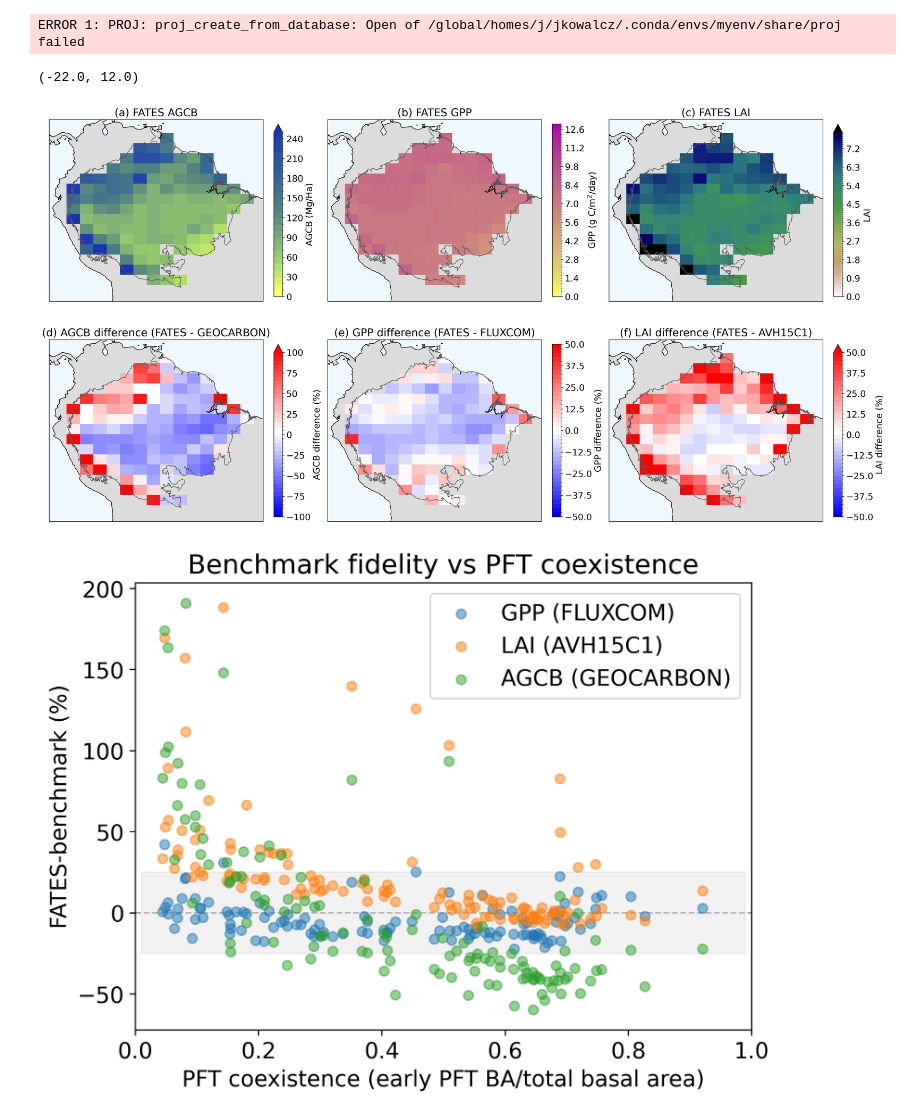
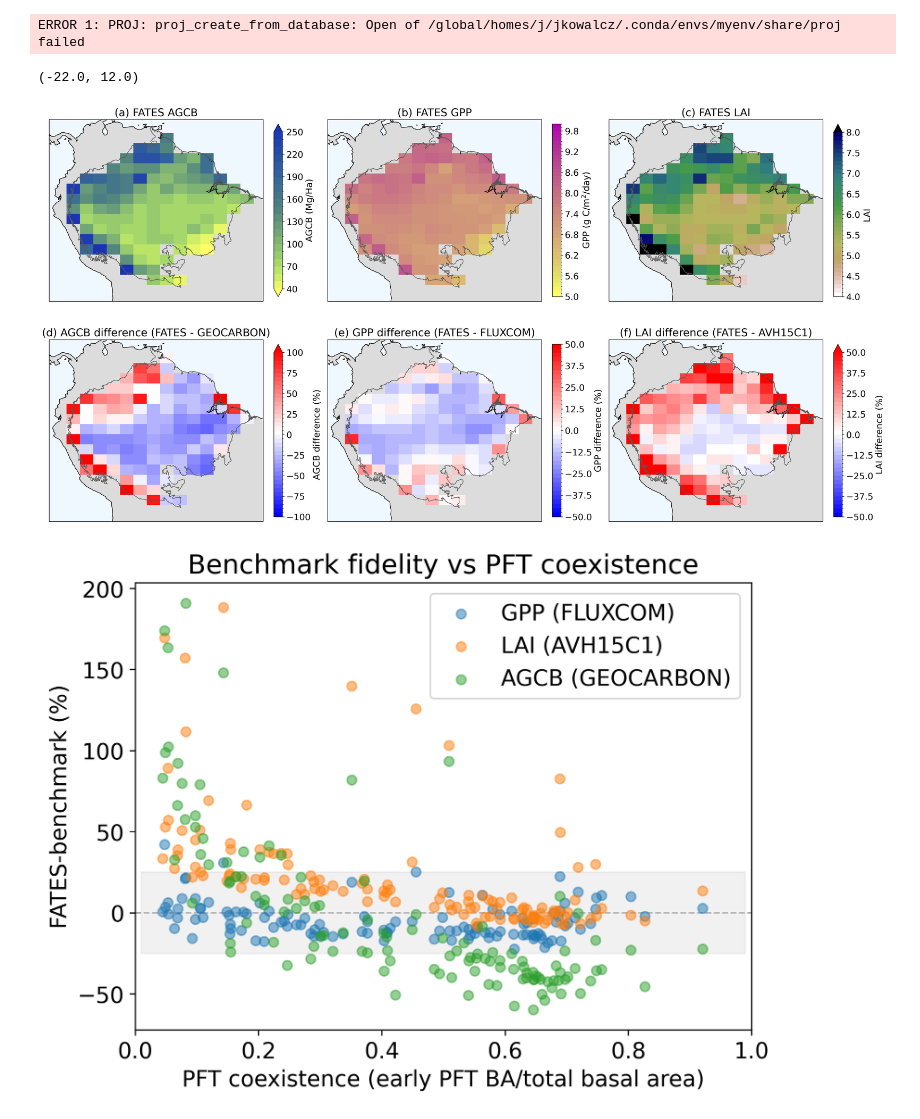
Before and after one commit to jennykowalcz/python-notebooks-FATES-benchmarking, a Jupyter notebook: regional_scale_benchmarking_plots.ipynb, the cells around one changed output. Saved outputs shown, nothing was run; the diff lists cells and outputs as text; code cells hidden in the pictures.

```diff
--- a/regional_scale_benchmarking_plots.ipynb
+++ b/regional_scale_benchmarking_plots.ipynb
@@ -101,7 +101,7 @@ plt.tight_layout(w_pad=1, h_pad=0.0)
 
 # First panel - above ground carbon biomass
 fates_agb=10.*fates.FATES_VEGC_ABOVEGROUND.mean(dim="time")
-im1 = fates_agb.where(fates_Amazon_mask > 0).plot(x='lon', y='lat', levels=np.linspace(0,250,26),
+im1 = fates_agb.where(fates_Amazon_mask > 0).plot(x='lon', y='lat', levels=np.linspace(40,250,22),
                             cmap=cm.imola_r, transform=ccrs.PlateCarree(), ax=ax1,
                             cbar_kwargs=dict(shrink=0.8,location='right',orientation='vertical',label='AGCB (Mg/Ha)'))
 ax1.add_feature(cartopy.feature.LAND, facecolor='gainsboro', zorder=0)
@@ -115,7 +115,7 @@ ax1.set_ylim([min_lat_plotting,max_lat_plotting])
 
 # Second panel - GPP
 fates_gpp=fates.FATES_GPP.mean(dim='time')*86400.*1000.
-im2 = fates_gpp.where(fates_Amazon_mask > 0).plot(x='lon', y='lat', levels=np.linspace(0,13,66),
+im2 = fates_gpp.where(fates_Amazon_mask > 0).plot(x='lon', y='lat', levels=np.linspace(5,10,51),
                             cmap=cm.buda_r, transform=ccrs.PlateCarree(), ax=ax2,
                             cbar_kwargs=dict(shrink=0.8,location='right',orientation='vertical',label='GPP (g C/m$^2$/day)'))
 ax2.add_feature(cartopy.feature.LAND, facecolor='gainsboro', zorder=0)
@@ -129,7 +129,7 @@ ax2.set_ylim([min_lat_plotting,max_lat_plotting])
 
 # Third panel - LAI
 fates_lai=fates.TLAI.mean(dim="time")
-im3 = fates_lai.where(fates_Amazon_mask > 0).plot(x='lon', y='lat', levels=np.linspace(0,8,81),
+im3 = fates_lai.where(fates_Amazon_mask > 0).plot(x='lon', y='lat', levels=np.linspace(4,8,41),
                             cmap=plt.cm.gist_earth_r, transform=ccrs.PlateCarree(), ax=ax3,
                             cbar_kwargs=dict(shrink=0.8,location='right',orientation='vertical',label='LAI'))
 ax3.add_feature(cartopy.feature.LAND, facecolor='gainsboro', zorder=0)
@@ -160,34 +160,34 @@ ax4.set_ylim([min_lat_plotting,max_lat_plotting])
 # Fifth panel - difference from FLUXCOM in GPP
 gpp_rel_diff_fates_fluxcom = 100.*(fates_gpp - fluxcom_regrid)/fluxcom_regrid
 im5 = gpp_rel_diff_fates_fluxcom.__xarray_dataarray_variable__.where(fates_Amazon_mask > 0).plot(x='lon', y='lat',
                             cmap=plt.cm.bwr,transform=ccrs.PlateCarree(),levels=np.linspace(-50,50,41), ax=ax5,
                             cbar_kwargs=dict(shrink=0.8,location='right',orientation='vertical',label='GPP difference (%)'))
 ax5.add_feature(cartopy.feature.LAND, facecolor='gainsboro', zorder=0)
 ax5.add_feature(cartopy.feature.OCEAN, facecolor='aliceblue', zorder=0)
 ax5.set_title('(e) GPP difference (FATES - FLUXCOM)')
 ax5.coastlines()
 ax5.add_geometries(Reader(Amazon_shapefile).geometries(), ccrs.PlateCarree(),
                             edgecolor=(0.35,0.35,0.35,1), facecolor=(0,0,0,0))
 ax5.set_xlim([min_lon_plotting-360., max_lon_plotting-360.])
 ax5.set_ylim([min_lat_plotting,max_lat_plotting])
 
 
 # Sixth panel - difference from AVH15C1 in LAI
 lai_rel_diff = 100.*(fates_lai - lai_regrid)/lai_regrid
 im6 = lai_rel_diff.__xarray_dataarray_variable__.where(fates_Amazon_mask > 0).plot(x='lon', y='lat',
                             cmap=plt.cm.bwr,transform=ccrs.PlateCarree(),levels=np.linspace(-50,50,41), ax=ax6,
                             cbar_kwargs=dict(shrink=0.8,location='right',orientation='vertical',label='LAI difference (%)'))
 ax6.add_feature(cartopy.feature.LAND, facecolor='gainsboro', zorder=0)
 ax6.add_feature(cartopy.feature.OCEAN, facecolor='aliceblue', zorder=0)
 ax6.set_title('(f) LAI difference (FATES - AVH15C1)')
 ax6.coastlines()
 ax6.add_geometries(Reader(Amazon_shapefile).geometries(), ccrs.PlateCarree(),
                            edgecolor=(0.35,0.35,0.35,1), facecolor=(0,0,0,0))
 ax6.set_xlim([min_lon_plotting-360., max_lon_plotting-360.])
 ax6.set_ylim([min_lat_plotting,max_lat_plotting])
 # %% [output]
 (-22.0, 12.0)
-[figure, old version]
+[figure, new version]
 # %%
 ba_szpf=fa.scpf_to_scls_by_pft(fates.FATES_BASALAREA_SZPF,fates)
 # %%
```
